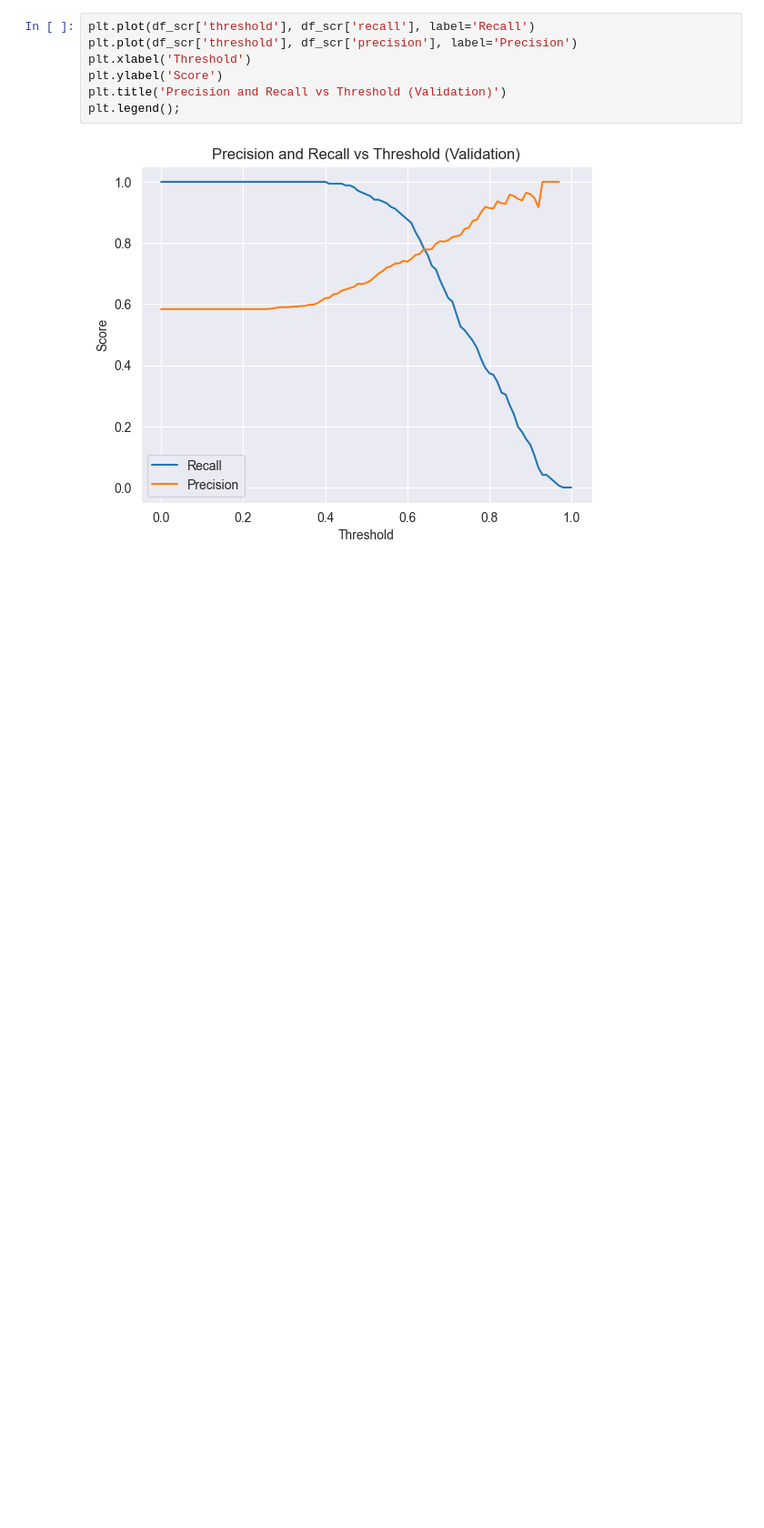
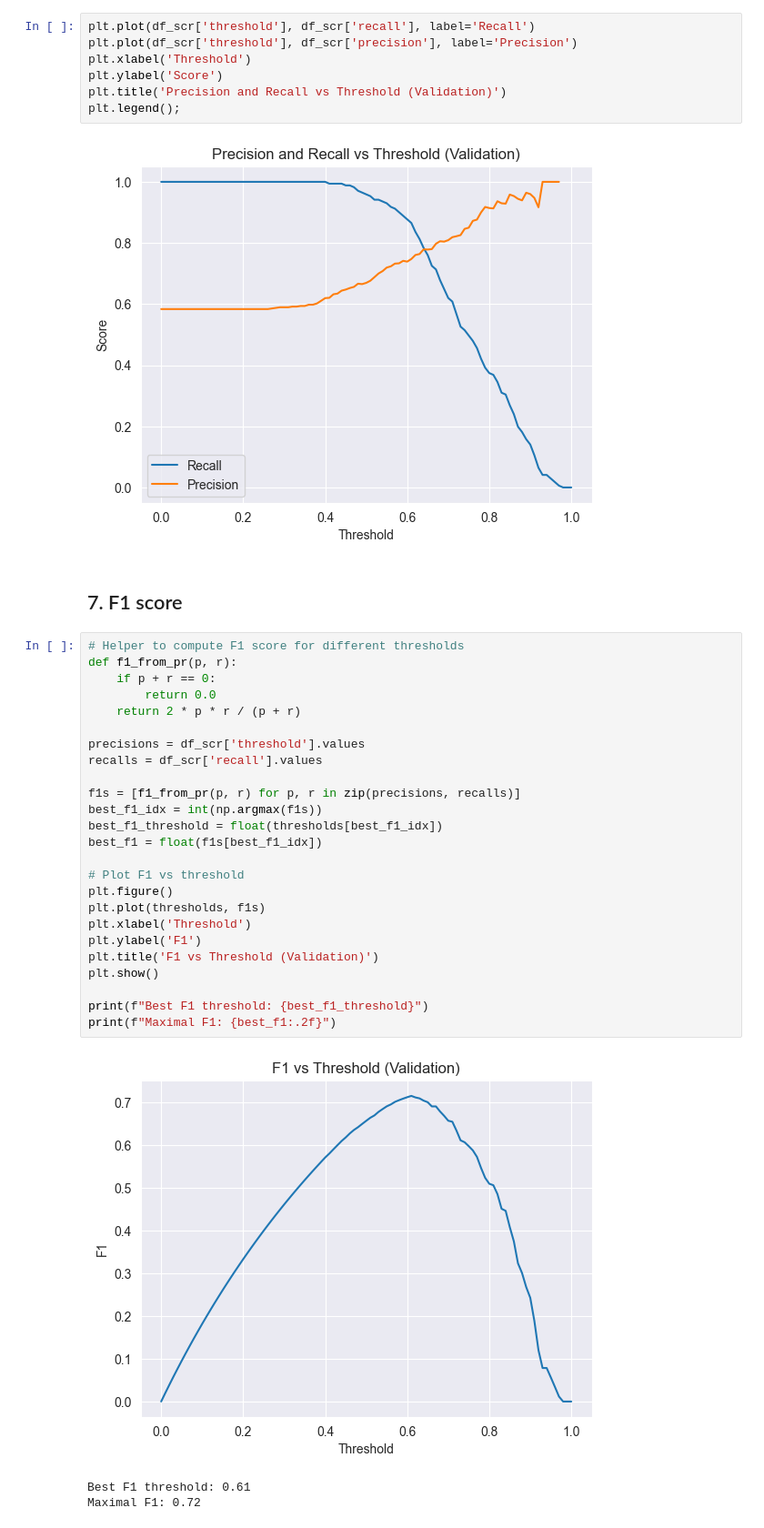
Before and after one commit to dakouri-kobri/machine-learning-zoomcamp, a Jupyter notebook: 04-classification-evaluation-metrics.ipynb, the cells around one changed output. Shown: that part at 91% size. Saved outputs shown, nothing was run; the diff lists cells and outputs as text; blank space fills up the shorter version.

Commit message:
Compute and plot F1 score for different thresholds

```diff
--- a/04-classification-evaluation-metrics.ipynb
+++ b/04-classification-evaluation-metrics.ipynb
@@ -296,3 +296,34 @@ plt.title('Precision and Recall vs Threshold (Validation)')
 plt.legend();
 # %% [output]
 [figure]
+# %% [markdown]
+## 7. F1 score
+# %%
+# Helper to compute F1 score for different thresholds
+def f1_from_pr(p, r):
+    if p + r == 0:
+        return 0.0
+    return 2 * p * r / (p + r)
+
+precisions = df_scr['threshold'].values
+recalls = df_scr['recall'].values
+
+f1s = [f1_from_pr(p, r) for p, r in zip(precisions, recalls)]
+best_f1_idx = int(np.argmax(f1s))
+best_f1_threshold = float(thresholds[best_f1_idx])
+best_f1 = float(f1s[best_f1_idx])
+
+# Plot F1 vs threshold
+plt.figure()
+plt.plot(thresholds, f1s)
+plt.xlabel('Threshold')
+plt.ylabel('F1')
+plt.title('F1 vs Threshold (Validation)')
+plt.show()
+
+print(f"Best F1 threshold: {best_f1_threshold}")
+print(f"Maximal F1: {best_f1:.2f}")
+# %% [output]
+[figure, added]
+Best F1 threshold: 0.61
+Maximal F1: 0.72
```
